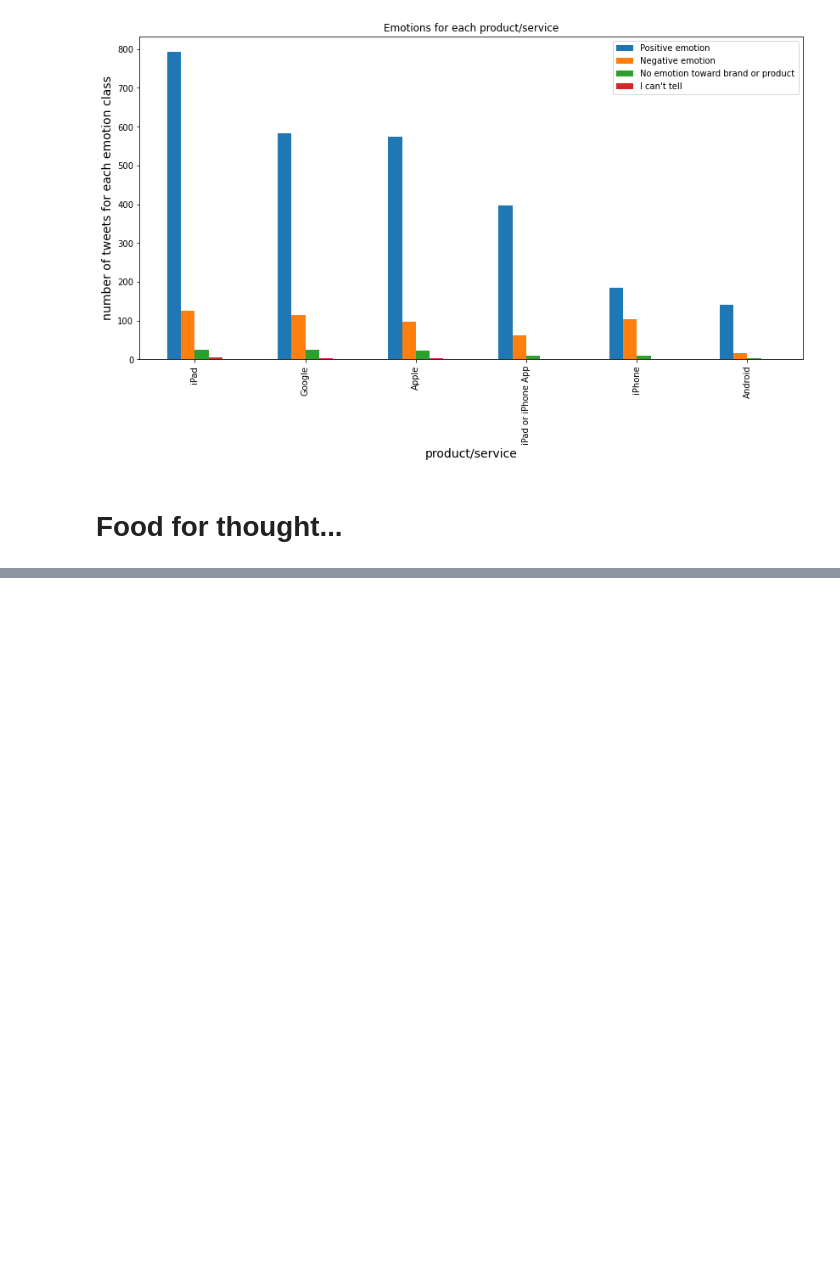
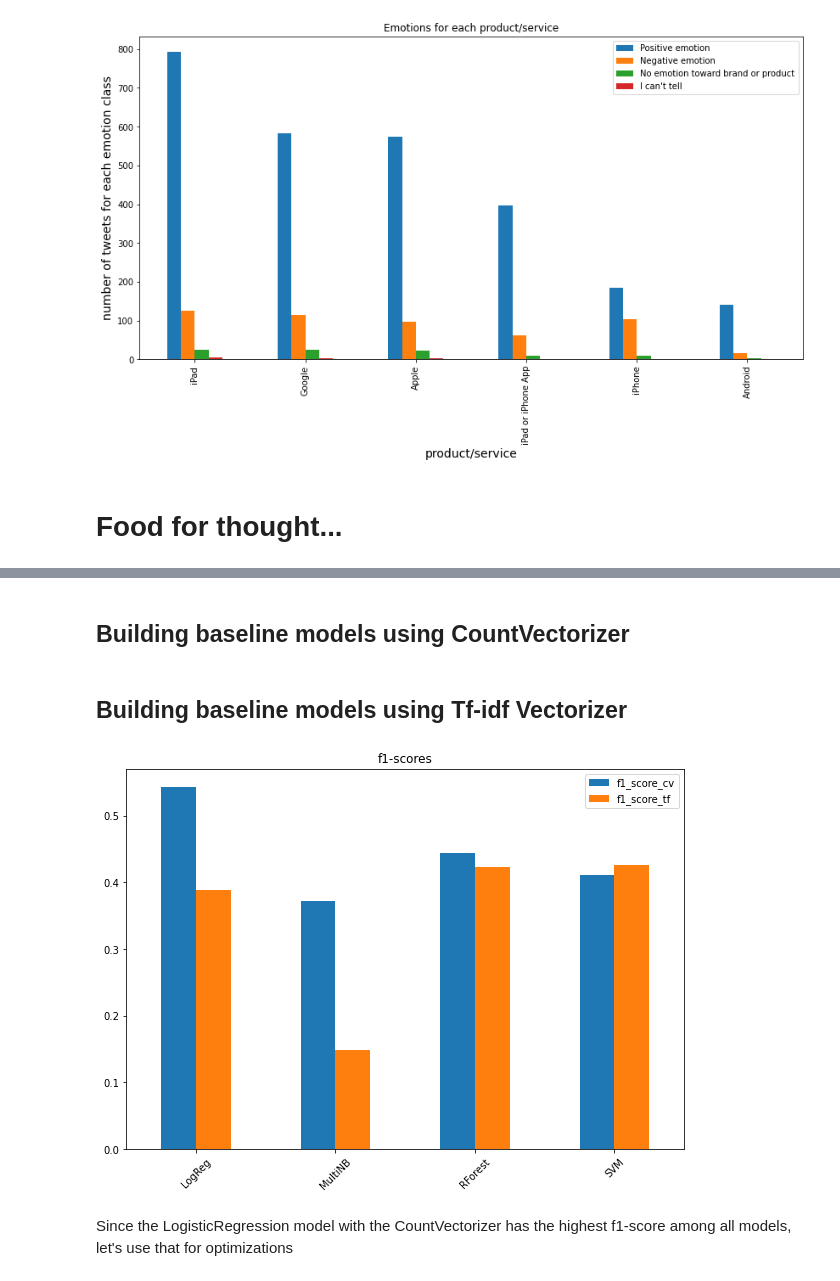
Before and after one commit to rahulakrish/customer_sentiment_analysis, a Jupyter notebook: project.ipynb, the cells around one changed output, grey strips where cells are left out. Cells and saved outputs as stored; diff of their text form; code cells hidden in the pictures; blank space fills up the shorter version.

```diff
--- a/project.ipynb
+++ b/project.ipynb
@@ -214,0 +289,2 @@ From the wordcloud,we saw that `SXSW` , a music and arts festival was tweeted th
+# %% [markdown]
+## Building baseline models using CountVectorizer
@@ -214,0 +342,51 @@ From the wordcloud,we saw that `SXSW` , a music and arts festival was tweeted th
+# %% [markdown]
+## Building baseline models using Tf-idf Vectorizer
+# %%
+# repeating the same processes as above
+pipe_lr = Pipeline([('vectrorizer',TfidfVectorizer(stop_words=stopwords_list,token_pattern=basic_token_pattern)),
+                    ('model',LogisticRegression(random_state=123))
+                   ])
+
+pipe_nb = Pipeline([('vectrorizer',TfidfVectorizer(stop_words=stopwords_list,token_pattern=basic_token_pattern)),
+                    ('model',MultinomialNB())
+                    ])
+
+pipe_rf = Pipeline([('vectrorizer',TfidfVectorizer(stop_words=stopwords_list,token_pattern=basic_token_pattern)),
+                    ('model',RandomForestClassifier(random_state=123))
+                    ])
+
+pipe_svm = Pipeline([('vectrorizer',TfidfVectorizer(stop_words=stopwords_list,token_pattern=basic_token_pattern)),
+                    ('model',svm.SVC(random_state=123))
+                    ])
+
+#setting up names for the classification report
+names_dict = dict(df['product_service'].value_counts())
+names = [name for name in names_dict]
+
+#build a list of tuples to build a df
+models=['LogReg', 'MultiNB', 'RForest', 'SVM']
+f1 = []
+
+#fitting the models on the train sets
+pipelines = [pipe_lr,pipe_nb,pipe_rf,pipe_svm]
+
+for pipe in pipelines:
+    pipe.fit(X_train,y_train)
+    predictions = pipe.predict((X_test))
+#     print(pipe)
+#     print(classification_report(y_test,predictions,target_names=names))
+    f1.append(f1_score(y_test,predictions,average='macro'))
+
+#adding the tf f1-scores to the scores_df
+scores_df['f1_score_tf'] = f1
+# %%
+#visualizing the f1-scores of all the models for the two vectorizers
+
+fig,ax = plt.subplots(figsize=(10,7))
+scores_df.plot(kind='bar',ax=ax);
+ax.set_xticklabels(models,rotation=45);
+ax.set_title('f1-scores');
+# %% [output]
+[figure, added]
+# %% [markdown]
+Since the LogisticRegression model with the CountVectorizer has the highest f1-score among all models, let's use that for optimizations
```
Also changed, not shown: parts of 18 cells of this notebook.
